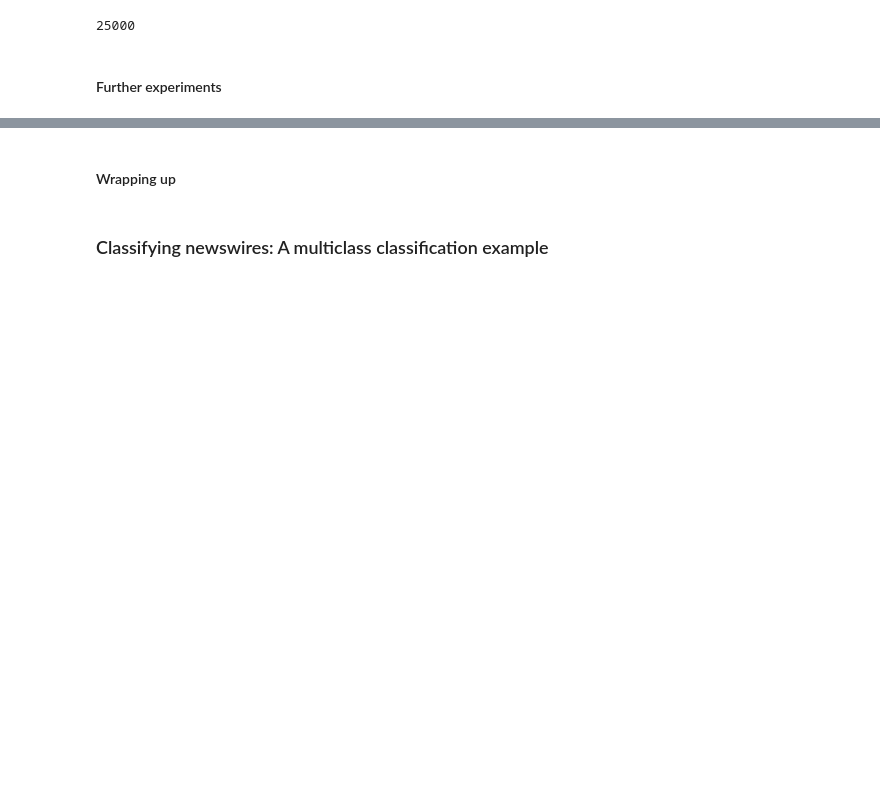
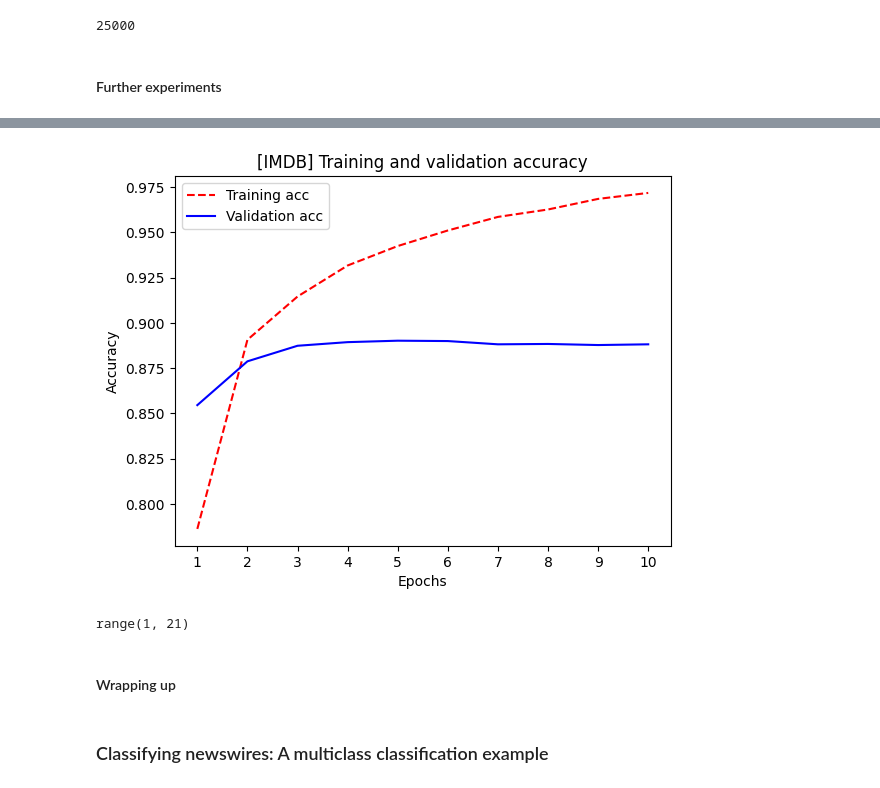
Before and after one commit to bertramwooster/deep-learning-with-python-notebooks, a Jupyter notebook: chapter04_classification-and-regression.ipynb, the cells around one changed output, grey strips where cells are left out. Cells and saved outputs as stored; diff of their text form; code cells hidden in the pictures; blank space fills up the shorter version.

```diff
--- a/chapter04_classification-and-regression.ipynb
+++ b/chapter04_classification-and-regression.ipynb
@@ -275,3 +282,25 @@ len(predictions)
 25000
 # %% [markdown]
 #### Further experiments
+# %%
+model = keras.Sequential(
+    [
+        layers.Dense(6, activation="tanh"),
+        layers.Dense(1, activation="tanh"),
+        layers.Dense(1, activation="sigmoid"),
+    ]
+)
+model.compile(
+    optimizer="adam",
+    loss="mean_squared_error",
+    metrics=["accuracy"],
+)
+history = model.fit(
+    x_train,
+    y_train,
+    epochs=10,
+    batch_size=512,
+    validation_split=0.2,
+)
+#model.fit(x_train, y_train, epochs=4, batch_size=512)
+#results = model.evaluate(x_test, y_test)
@@ -278,3 +328,25 @@ len(predictions)
+# %%
+import matplotlib.pyplot as plt
+
+history_dict = history.history
+plt.clf()
+acc = history_dict["accuracy"]
+val_acc = history_dict["val_accuracy"]
+epochs = range(1, len(val_acc) + 1)
+plt.plot(epochs, acc, "r--", label="Training acc")
+plt.plot(epochs, val_acc, "b", label="Validation acc")
+plt.title("[IMDB] Training and validation accuracy")
+plt.xlabel("Epochs")
+plt.xticks(epochs)
+plt.ylabel("Accuracy")
+plt.legend()
+plt.show()
+# %% [output]
+[figure, added]
+# %%
+epochs
+# %% [output]
+range(1, 21)
 # %% [markdown]
 #### Wrapping up
 # %% [markdown]
```
Also changed, not shown: parts of 11 cells of this notebook.
